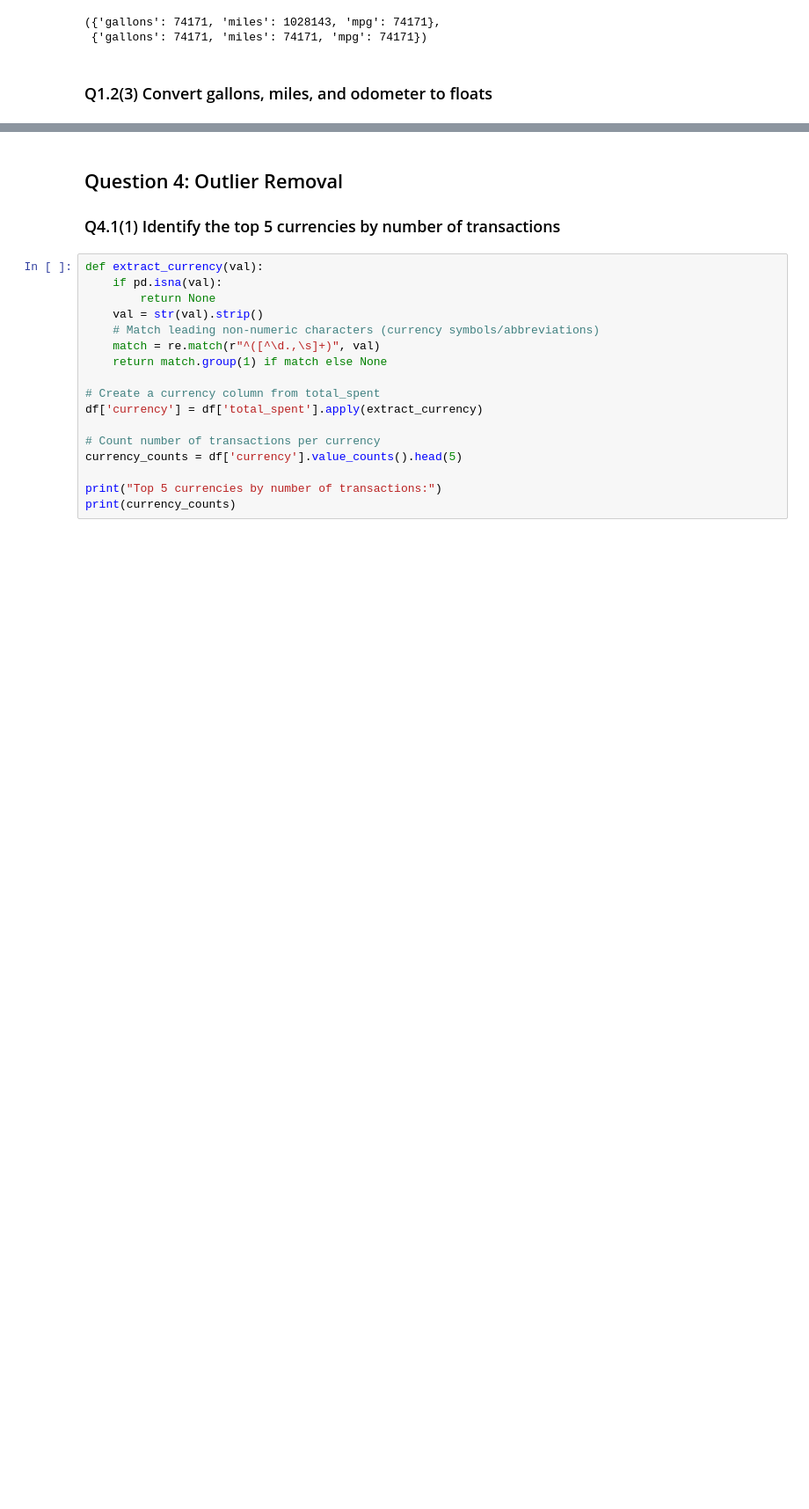
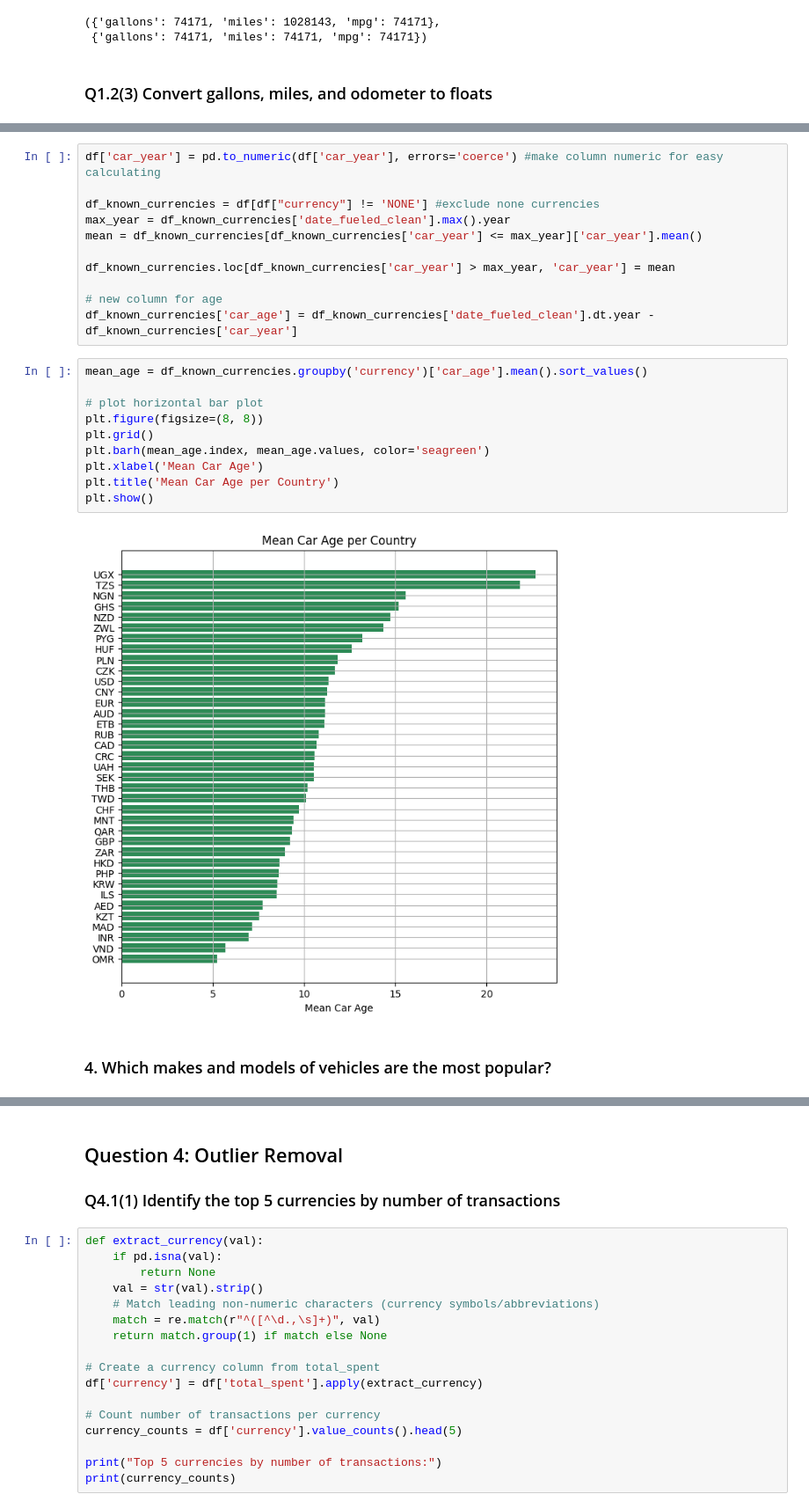
Before and after one commit to SeanMz28/IDVE_assignment1, a Jupyter notebook: assignment1.ipynb, the cells around one changed output, grey strips where cells are left out. Shown at 88% size. Saved outputs shown, nothing was run; the diff lists cells and outputs as text; blank space fills up the shorter version.

```diff
--- a/assignment1.ipynb
+++ b/assignment1.ipynb
@@ -274,0 +653,25 @@ sample_data
+# %%
+df['car_year'] = pd.to_numeric(df['car_year'], errors='coerce') #make column numeric for easy calculating
+
+df_known_currencies = df[df["currency"] != 'NONE'] #exclude none currencies
+max_year = df_known_currencies['date_fueled_clean'].max().year
+mean = df_known_currencies[df_known_currencies['car_year'] <= max_year]['car_year'].mean()
+
+df_known_currencies.loc[df_known_currencies['car_year'] > max_year, 'car_year'] = mean
+
+# new column for age
+df_known_currencies['car_age'] = df_known_currencies['date_fueled_clean'].dt.year - df_known_currencies['car_year']
+# %%
+mean_age = df_known_currencies.groupby('currency')['car_age'].mean().sort_values()
+
+# plot horizontal bar plot
+plt.figure(figsize=(8, 8))
+plt.grid()
+plt.barh(mean_age.index, mean_age.values, color='seagreen')
+plt.xlabel('Mean Car Age')
+plt.title('Mean Car Age per Country')
+plt.show()
+# %% [output]
+[figure, added]
+# %% [markdown]
+### 4. Which makes and models of vehicles are the most popular?
```
Also changed, not shown: parts of 39 cells of this notebook.
